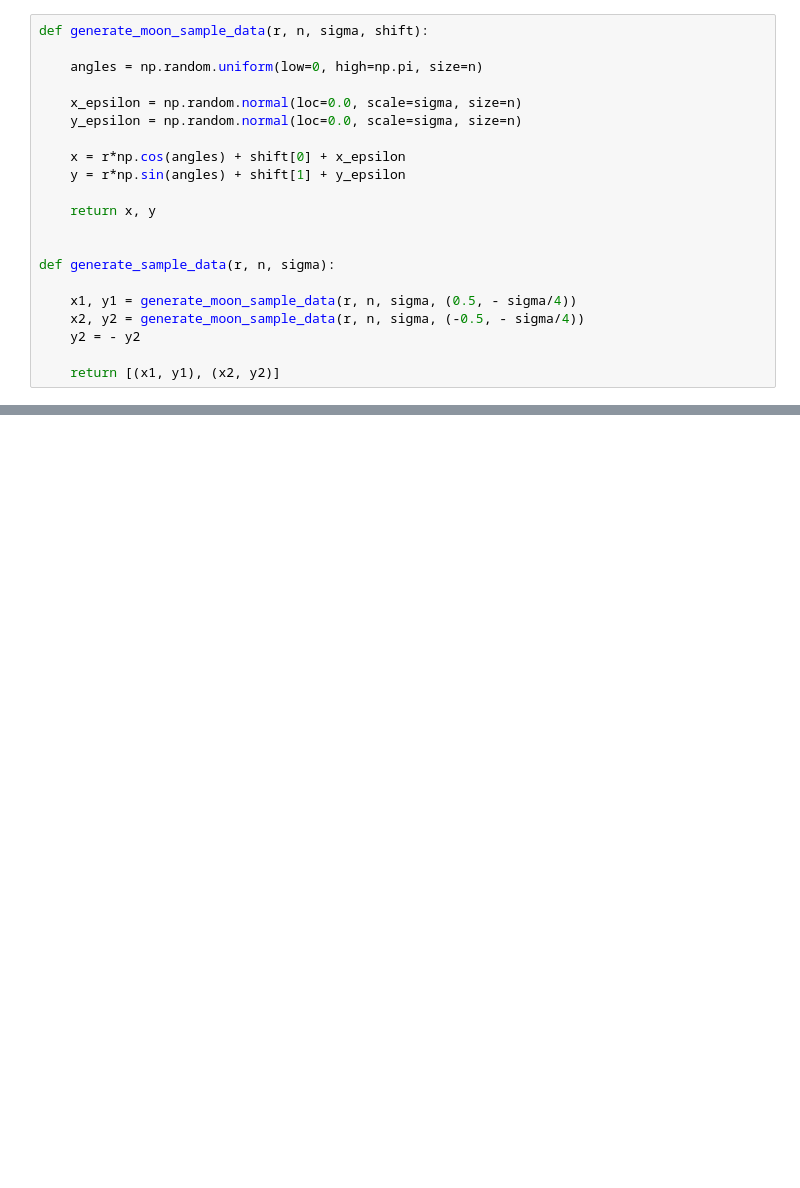
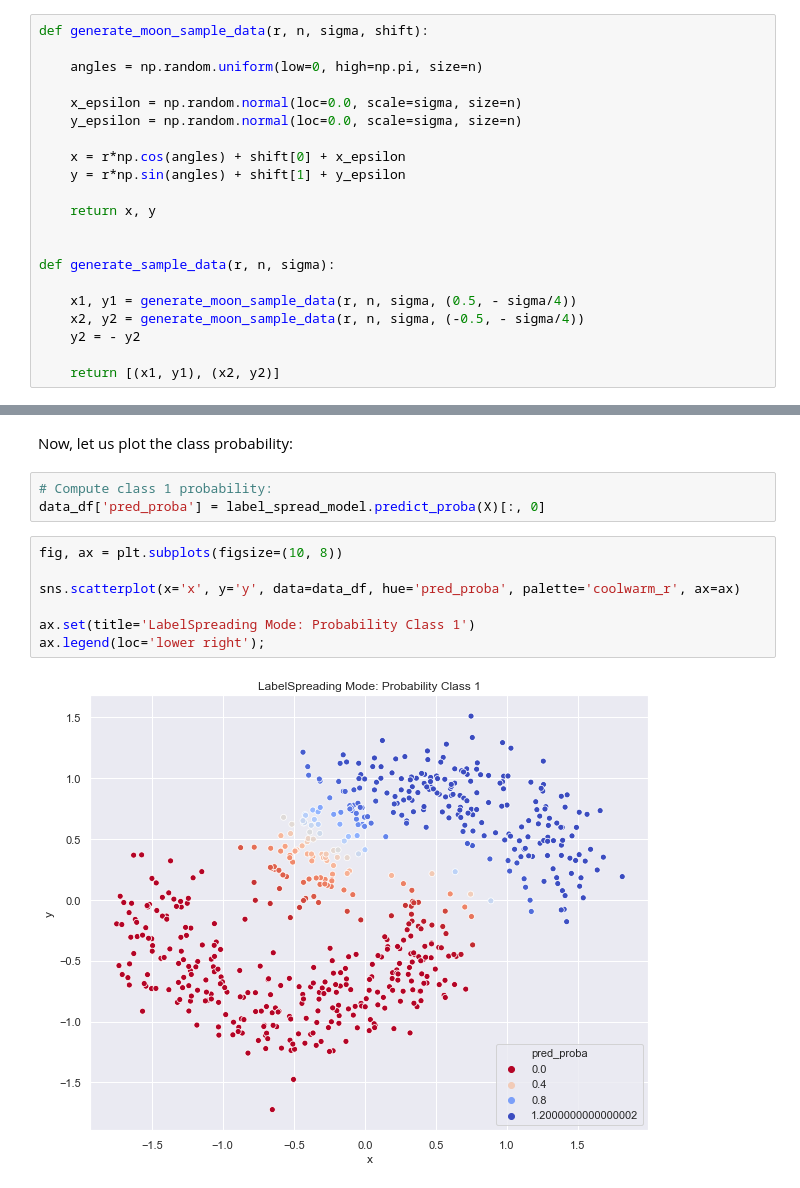
Before and after one commit to juanitorduz/math_deep_learning_summer_school19, a Jupyter notebook: semi_supervised_learning/semi_supervised_scikit.ipynb, the cells around one changed output, grey strips where cells are left out. Saved outputs shown, nothing was run; the diff lists cells and outputs as text; blank space fills up the shorter version.

```diff
--- a/semi_supervised_learning/semi_supervised_scikit.ipynb
+++ b/semi_supervised_learning/semi_supervised_scikit.ipynb
@@ -132,0 +213,14 @@ ax.legend(loc='lower right');
+# %% [markdown]
+Now, let us plot the class probability:
+# %%
+# Compute class 1 probability:
+data_df['pred_proba'] = label_spread_model.predict_proba(X)[:, 0]
+# %%
+fig, ax = plt.subplots(figsize=(10, 8))
+
+sns.scatterplot(x='x', y='y', data=data_df, hue='pred_proba', palette='coolwarm_r', ax=ax)
+
+ax.set(title='LabelSpreading Mode: Probability Class 1')
+ax.legend(loc='lower right');
+# %% [output]
+[figure, added]
```
Also changed, not shown: parts of 28 cells of this notebook.
